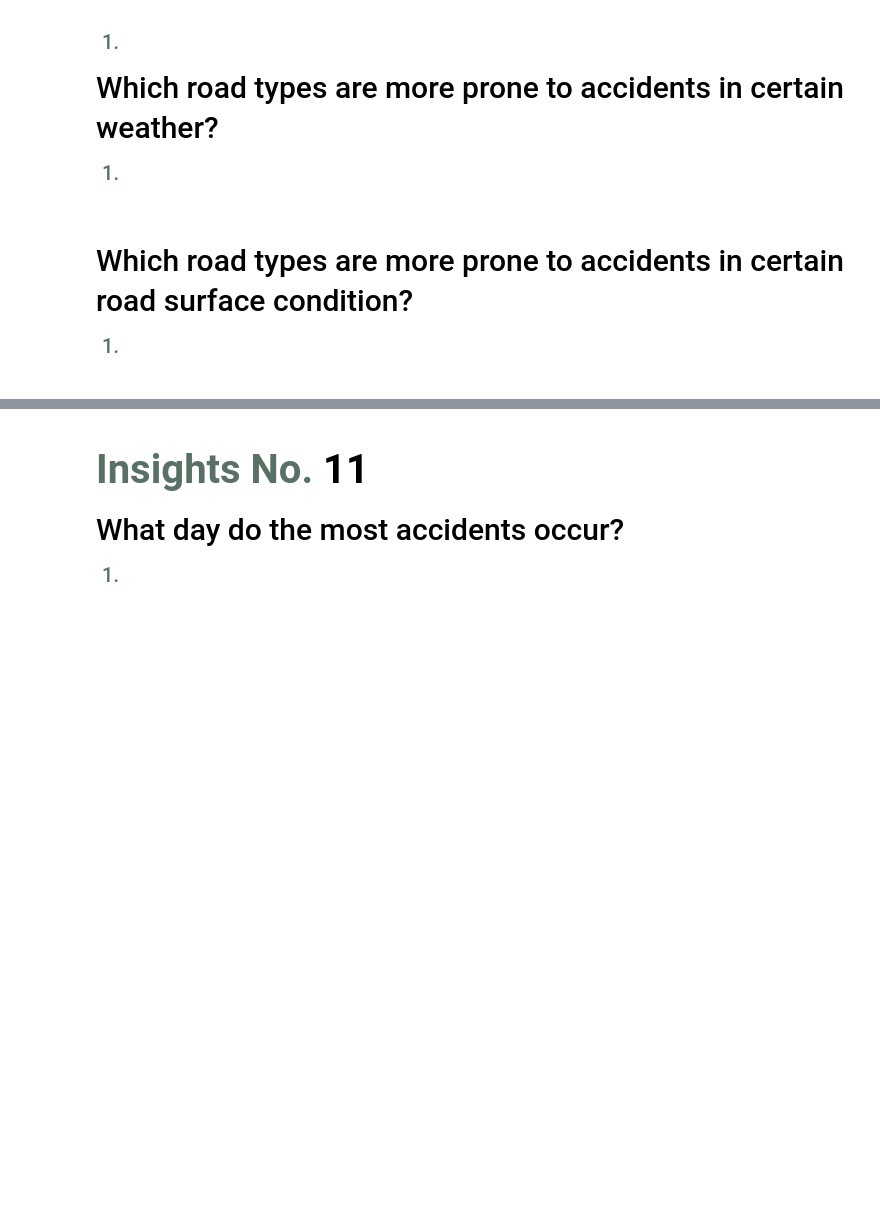
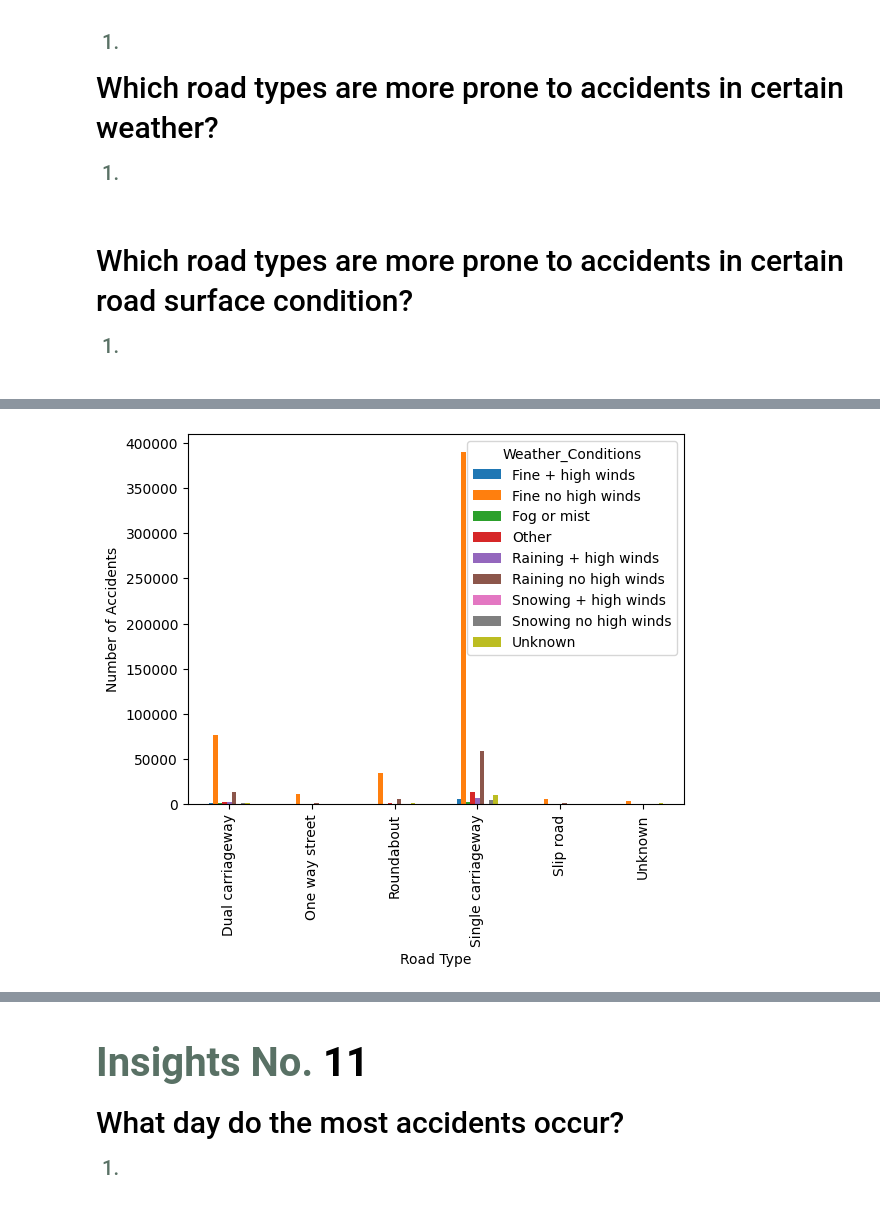
Before and after one commit to akagail/ITD-3B, a Jupyter notebook: ITD-3B/activity4.ipynb, the cells around one changed output, grey strips where cells are left out. Drawn from its saved outputs; the diff is of its cells as text; code cells hidden in the pictures; blank space fills up the shorter version.

```diff
--- a/ITD-3B/activity4.ipynb
+++ b/ITD-3B/activity4.ipynb
@@ -821,3 +873,3 @@ accidents['Road_Type'].value_counts()
 # %%
-road_type_weather_cond = accidents.groupby(['Road_Type', 'Weather_Conditions']).size()
-road_type_weather_cond.unstack()
+road_type_weather_cond = accidents.groupby(['Road_Type', 'Weather_Conditions']).size().unstack()
+road_type_weather_cond
@@ -824 +885,8 @@ road_type_weather_cond.unstack()
+# %%
+road_type_weather_cond.plot(kind='bar')
+plt.xlabel('Road Type')
+plt.ylabel('Number of Accidents')
+plt.show()
+# %% [output]
+[figure, added]
 # %%
```
Also changed, not shown: parts of 28 cells of this notebook, 1 other file.
